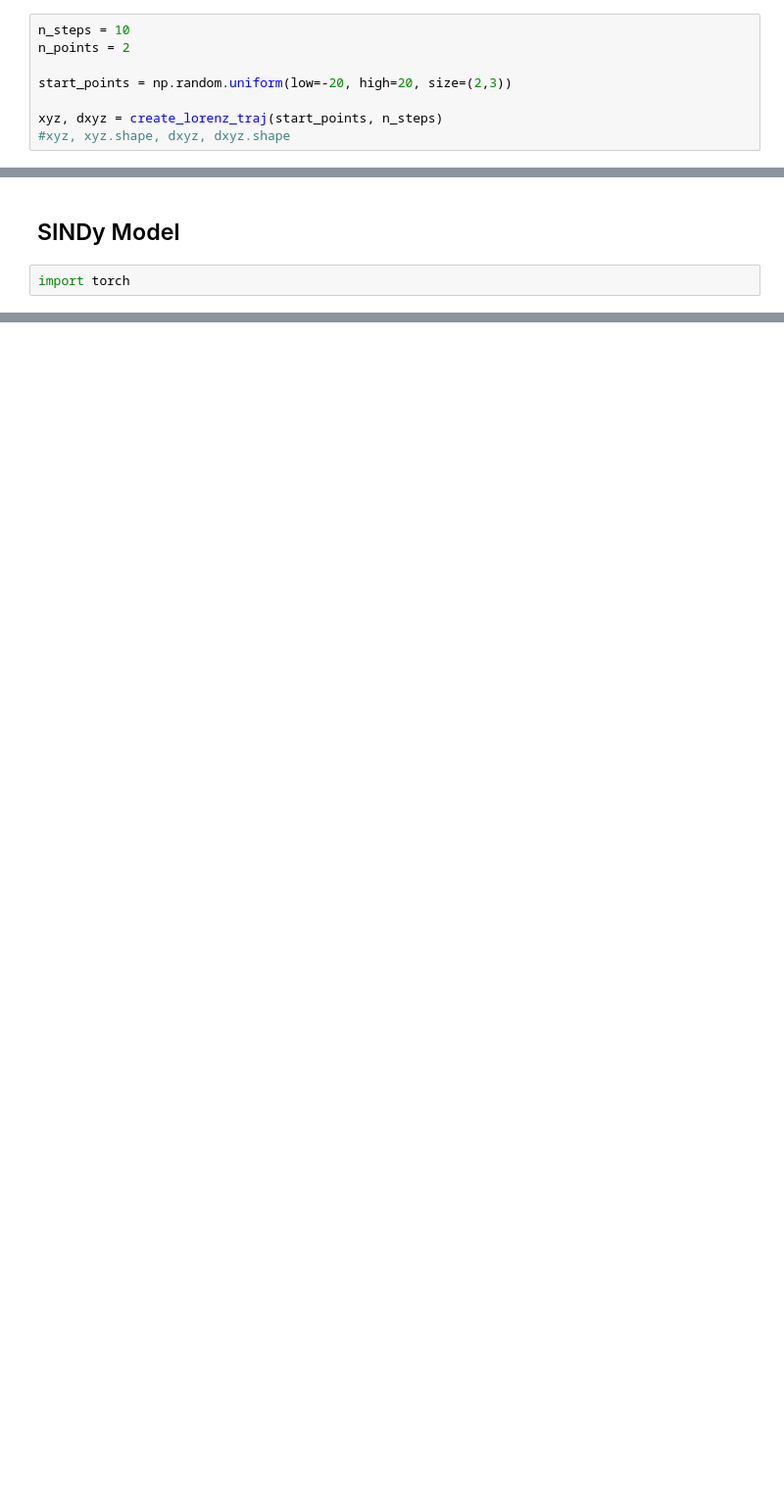
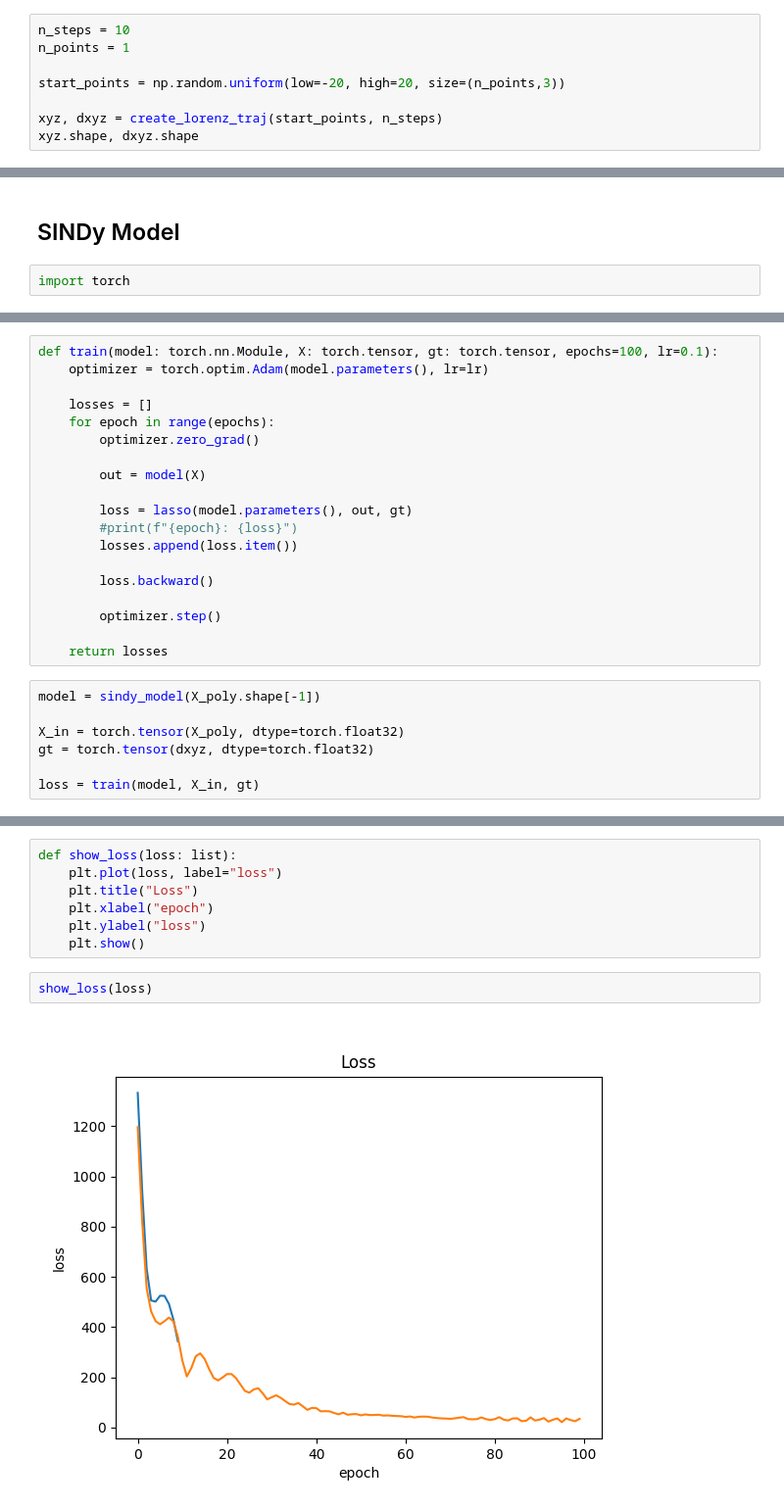
Before and after one commit to timonpalm/SINDy-Net, a Jupyter notebook: experimental.ipynb, the cells around one changed output, grey strips where cells are left out. Shown: that part at 98% size. Saved outputs shown, nothing was run; the diff lists cells and outputs as text; blank space fills up the shorter version.

Commit message:
first training results

```diff
--- a/experimental.ipynb
+++ b/experimental.ipynb
@@ -87,9 +86,9 @@ plt.close()
 ## Create dataset
 # %%
 n_steps = 10
-n_points = 2
+n_points = 1
 
-start_points = np.random.uniform(low=-20, high=20, size=(2,3))
+start_points = np.random.uniform(low=-20, high=20, size=(n_points,3))
 
 xyz, dxyz = create_lorenz_traj(start_points, n_steps)
-#xyz, xyz.shape, dxyz, dxyz.shape
+xyz.shape, dxyz.shape
@@ -166,0 +196,26 @@ import torch
+# %%
+def train(model: torch.nn.Module, X: torch.tensor, gt: torch.tensor, epochs=100, lr=0.1):
+    optimizer = torch.optim.Adam(model.parameters(), lr=lr)
+
+    losses = []
+    for epoch in range(epochs):
+        optimizer.zero_grad()
+
+        out = model(X)
+
+        loss = lasso(model.parameters(), out, gt)
+        #print(f"{epoch}: {loss}")
+        losses.append(loss.item())
+
+        loss.backward()
+
+        optimizer.step()
+
+    return losses
+# %%
+model = sindy_model(X_poly.shape[-1])
+
+X_in = torch.tensor(X_poly, dtype=torch.float32)
+gt = torch.tensor(dxyz, dtype=torch.float32)
+
+loss = train(model, X_in, gt)
@@ -166,0 +240,11 @@ import torch
+# %%
+def show_loss(loss: list):
+    plt.plot(loss, label="loss")
+    plt.title("Loss")
+    plt.xlabel("epoch")
+    plt.ylabel("loss")
+    plt.show()
+# %%
+show_loss(loss)
+# %% [output]
+[figure, added]
```
Also changed, not shown: parts of 7 cells of this notebook.
